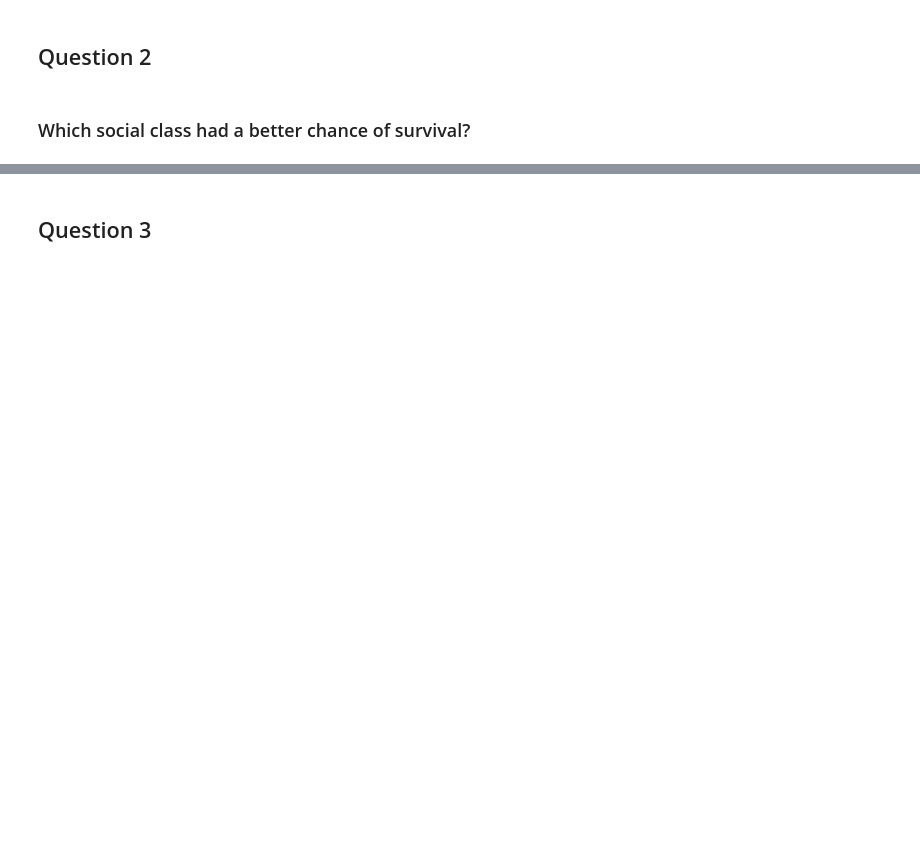
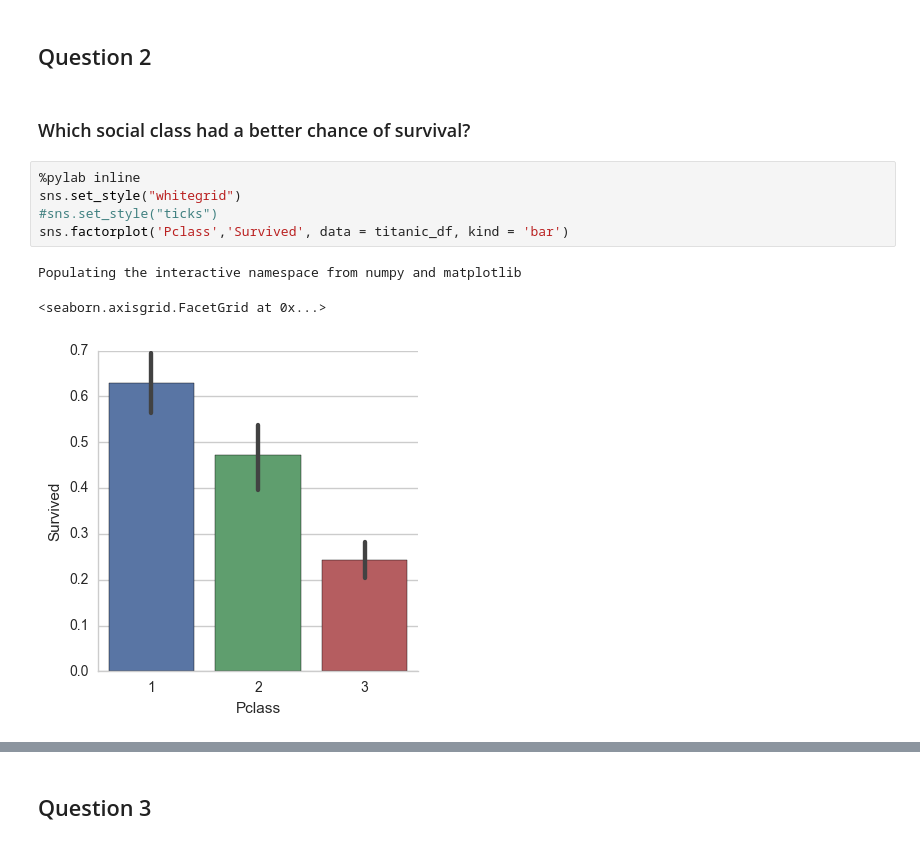
Before and after one commit to ishashankverma/DAND_Titanic_Analysis, a Jupyter notebook: Titanic_Data_Analysis.ipynb, the cells around one changed output, grey strips where cells are left out. Cells and saved outputs as stored; diff of their text form; blank space fills up the shorter version.

```diff
--- a/Titanic_Data_Analysis.ipynb
+++ b/Titanic_Data_Analysis.ipynb
@@ -159,3 +207,12 @@ memory usage: 34.9+ KB
 ## Question 2
 # %% [markdown]
 ### Which social class had a better chance of survival?
+# %%
+%pylab inline
+sns.set_style("whitegrid")
+#sns.set_style("ticks")
+sns.factorplot('Pclass','Survived', data = titanic_df, kind = 'bar')
+# %% [output]
+Populating the interactive namespace from numpy and matplotlib
+<seaborn.axisgrid.FacetGrid at 0x...>
+[figure, added]
```
Also changed, not shown: parts of 25 cells of this notebook.
